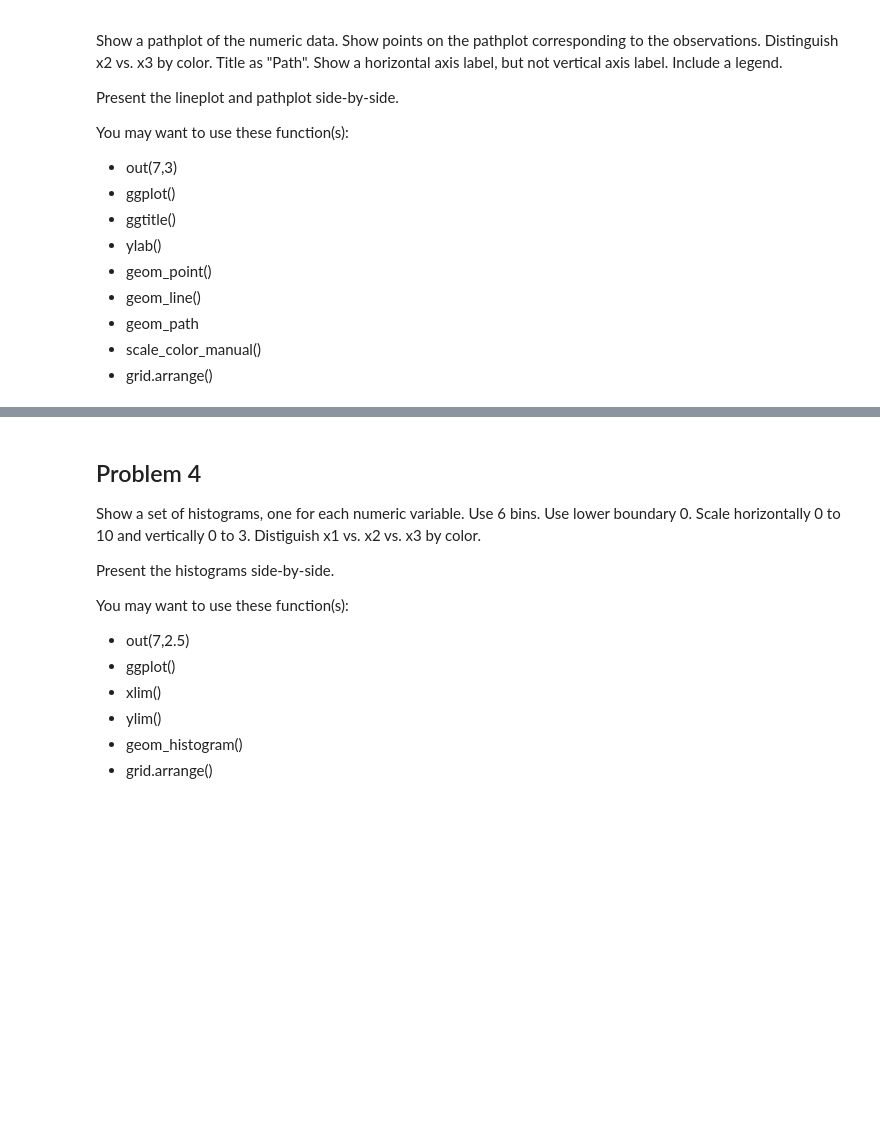
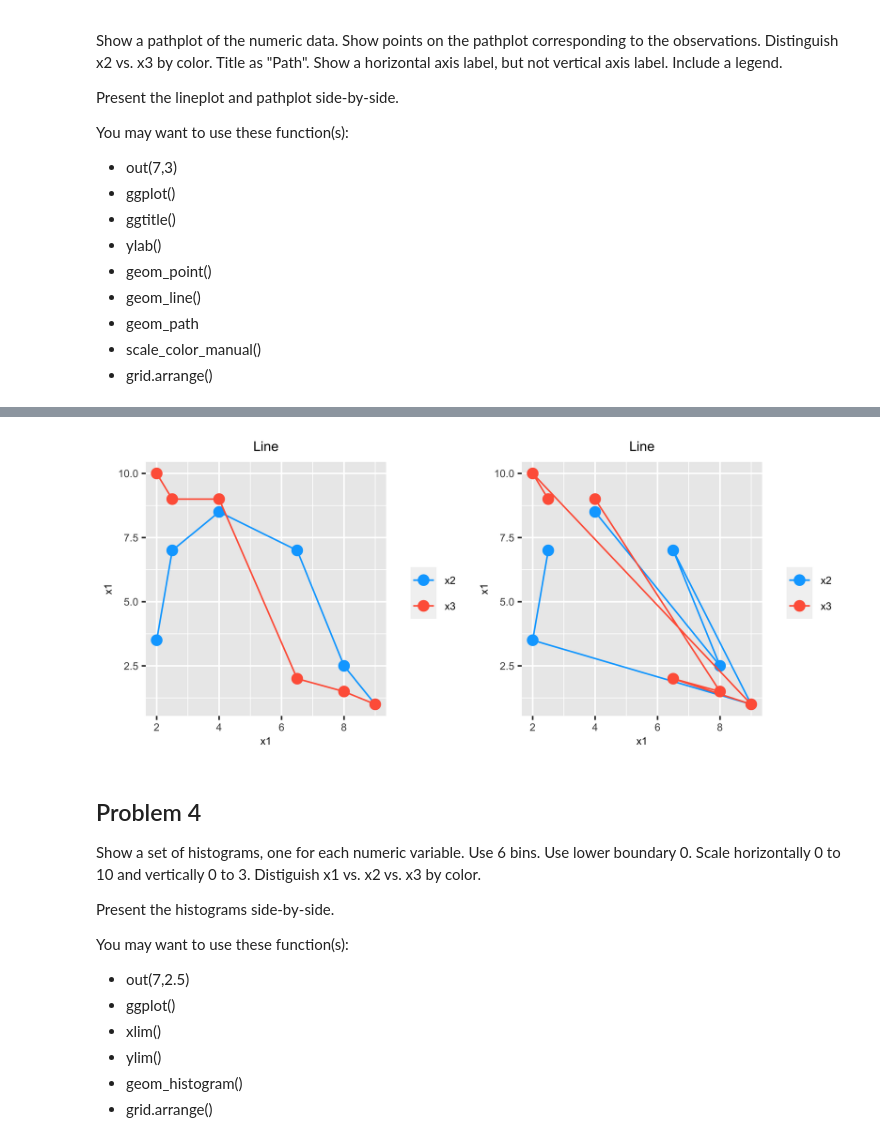
Before and after one commit to micahelinor/Data_Science, a Jupyter notebook: Labs/Advanced Business Analytics/Lab 4 - Data Visualization/04 LAB Data Visualization.ipynb, the cells around one changed output, grey strips where cells are left out. Cells and saved outputs as stored; diff of their text form; code cells hidden in the pictures; blank space fills up the shorter version.

```diff
--- a/Labs/Advanced Business Analytics/Lab 4 - Data Visualization/04 LAB Data Visualization.ipynb
+++ b/Labs/Advanced Business Analytics/Lab 4 - Data Visualization/04 LAB Data Visualization.ipynb
@@ -97,3 +94,23 @@ You may want to use these function(s):
+# %%
+out(7,3)
+
+l1 = ggplot(data) + ggtitle("Line") + ylab("x1") +
+geom_line(aes(x=x1, y=x2, color="x2")) +
+geom_point(aes(x=x1, y=x2, color="x2")) +
+geom_line(aes(x=x1, y=x3, color="x3")) +
+geom_point(aes(x=x1, y=x3, color="x3")) +
+scale_color_manual(values=PALETTE[1:2])
+
+l2 = ggplot(data) + ggtitle("Line") + ylab("x1") +
+geom_path(aes(x=x1, y=x2, color="x2")) +
+geom_point(aes(x=x1, y=x2, color="x2")) +
+geom_path(aes(x=x1, y=x3, color="x3")) +
+geom_point(aes(x=x1, y=x3, color="x3")) +
+scale_color_manual(values=PALETTE[1:2])
+
+grid.arrange(l1, l2, nrow=1)
+# %% [output]
+[figure, added]
 # %% [markdown]
 ## Problem 4
 
```
Also changed, not shown: parts of 6 cells of this notebook, 3 other files.
